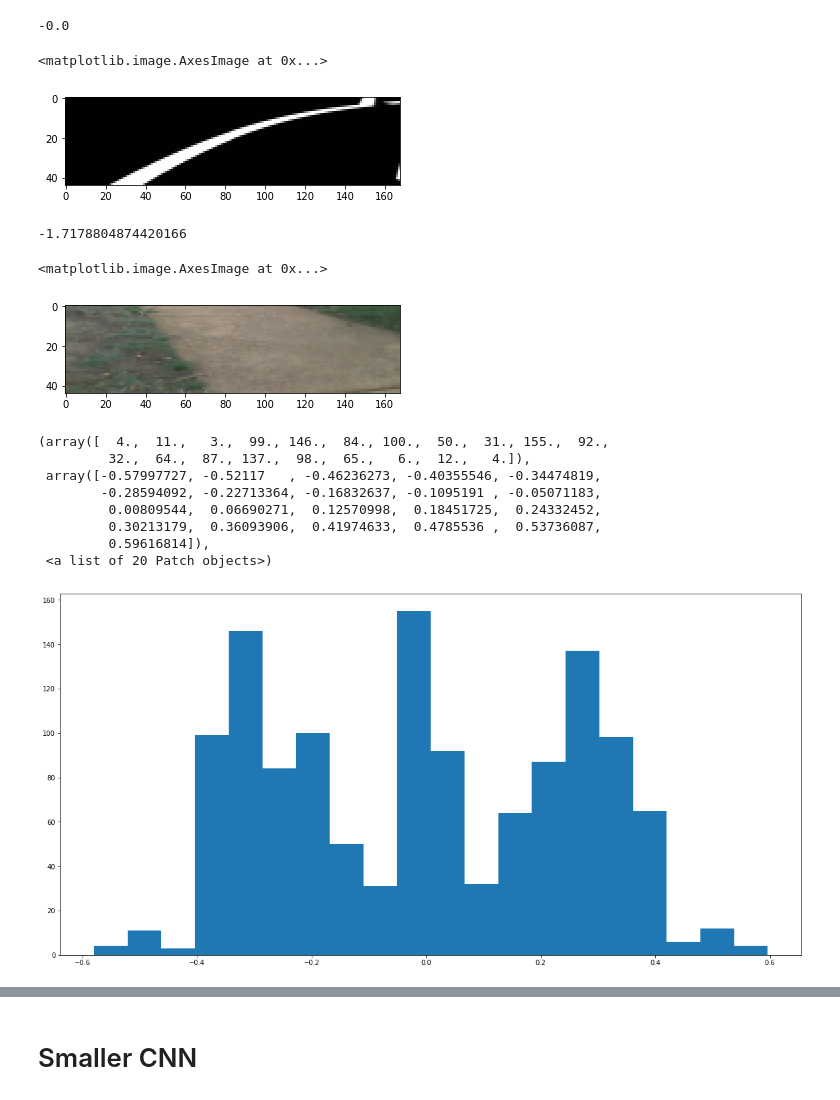
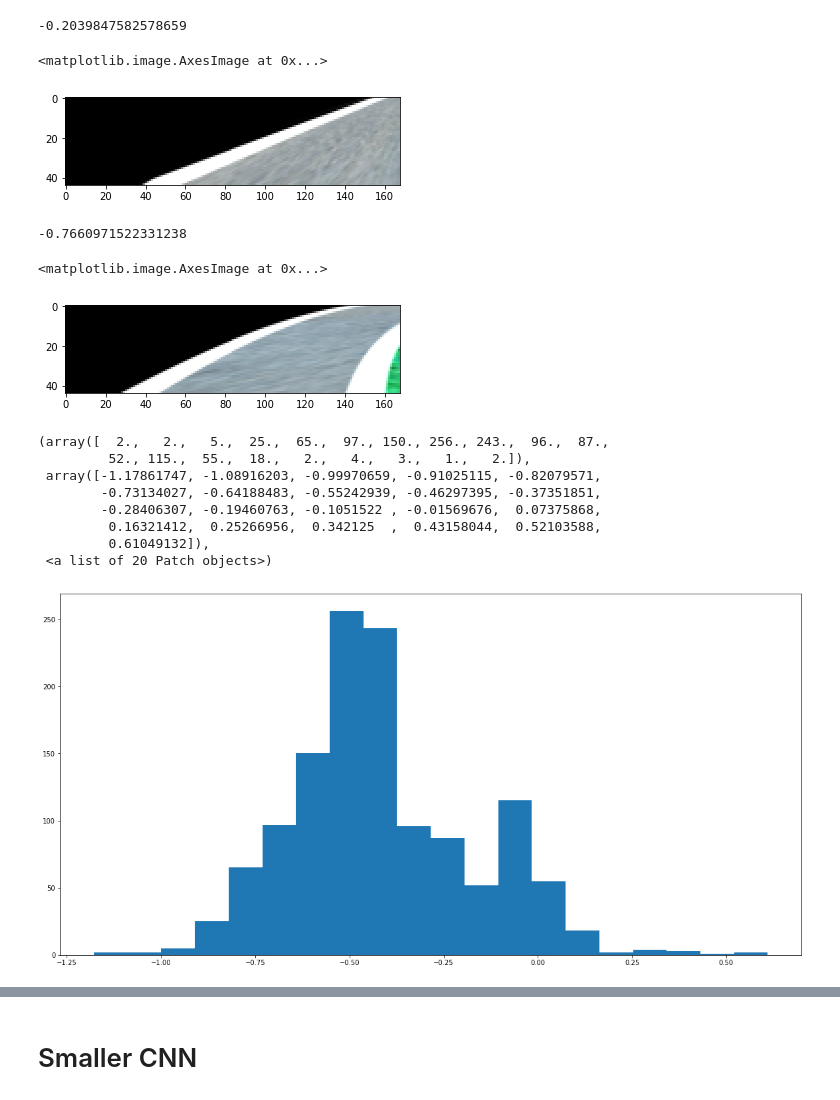
Before and after one commit to broboticscode/wave_cv, a Jupyter notebook: train.ipynb, the cells around one changed output, grey strips where cells are left out. Drawn from its saved outputs; the diff is of its cells as text; code cells hidden in the pictures.

Commit message:
Removed more unnecessary preprocessing steps to prepare 19th may data

```diff
--- a/train.ipynb
+++ b/train.ipynb
@@ -13,8 +13,8 @@ if any("/opt/ros/kinetic/lib/python2.7/dist-packages" in s for s in sys.path):
 import cv2 as cv2
 %matplotlib inline
 # %%
-files = glob.glob("collection_5/*.jpg")
-jsons = glob.glob("collection_5/*.json")
+files = glob.glob("collection_19_may/*.jpg")
+jsons = glob.glob("collection_19_may/*.json")
 
 print("There are {} images".format(len(files)))
 df = pd.DataFrame(files, columns=["file"])
@@ -200,8 +200,8 @@ def trans_image(image,steer):
 #     image_tr = cv.warpAffine(image,translation_matrix,(image.shape[1],image.shape[0]))
     image_tr = apply_transform(image, translation_matrix)
 
-    steer_ang = max(-0.34, steer_ang)
-    steer_ang = min(0.34, steer_ang)
+    #steer_ang = max(-0.34, steer_ang)
+    #steer_ang = min(0.34, steer_ang)
 
     return image_tr,steer_ang
 
@@ -260,16 +260,18 @@ def preprocess_img(row):
     img = cv2.imread(row["file"])
     #Turn off image translation temporarily
     #img, steering = trans_image(img, steering)
+
     img = crop_resize(img)
 
     # randomly adjust brightness
-    img = augment_brightness_camera_images(img)
+    #Turned off for now no brightness adjustment necessary
+    #img = augment_brightness_camera_images(img)
 
     #random flip
-    flip = random.randint(0, 1)
-    if flip == 1:
-        img = np.fliplr(img)
-        steering = -steering
+#     flip = random.randint(0, 1)
+#     if flip == 1:
+#         img = np.fliplr(img)
+#         steering = -steering
 
     return img, steering
 
@@ -277,17 +279,17 @@ img, steering = preprocess_img(df.iloc[0])
 print(steering)
 plt.imshow(img)
 # %% [output]
--0.0
+-0.2039847582578659
 <matplotlib.image.AxesImage at 0x...>
-[figure, old version]
+[figure, new version]
 # %%
-img, steering = preprocess_img(df.iloc[0])
+img, steering = preprocess_img(df.iloc[52])
 print(steering)
 plt.imshow(img)
 # %% [output]
--1.7178804874420166
+-0.7660971522331238
 <matplotlib.image.AxesImage at 0x...>
-[figure, old version]
+[figure, new version]
 # %%
 ## instead of above, and just plain training, let's use a generator to help randomly augment data
 
@@ -333,15 +335,15 @@ plt.figure(figsize=(20,10))
 plt.hist(test_y, bins=20)
 # this will shuffle a dataframe df.sample(frac=1).reset_index(drop=True)
 # %% [output]
-(array([  4.,  11.,   3.,  99., 146.,  84., 100.,  50.,  31., 155.,  92.,
-         32.,  64.,  87., 137.,  98.,  65.,   6.,  12.,   4.]),
- array([-0.57997727, -0.52117   , -0.46236273, -0.40355546, -0.34474819,
-        -0.28594092, -0.22713364, -0.16832637, -0.1095191 , -0.05071183,
-         0.00809544,  0.06690271,  0.12570998,  0.18451725,  0.24332452,
-         0.30213179,  0.36093906,  0.41974633,  0.4785536 ,  0.53736087,
-         0.59616814]),
+(array([  2.,   2.,   5.,  25.,  65.,  97., 150., 256., 243.,  96.,  87.,
+         52., 115.,  55.,  18.,   2.,   4.,   3.,   1.,   2.]),
+ array([-1.17861747, -1.08916203, -0.99970659, -0.91025115, -0.82079571,
+        -0.73134027, -0.64188483, -0.55242939, -0.46297395, -0.37351851,
+        -0.28406307, -0.19460763, -0.1051522 , -0.01569676,  0.07375868,
+         0.16321412,  0.25266956,  0.342125  ,  0.43158044,  0.52103588,
+         0.61049132]),
  <a list of 20 Patch objects>)
-[figure, old version]
+[figure, new version]
 # %%
 histories=[]
 for i in range(20):
```
Also changed, not shown: parts of 7 cells of this notebook, 1 other file.
